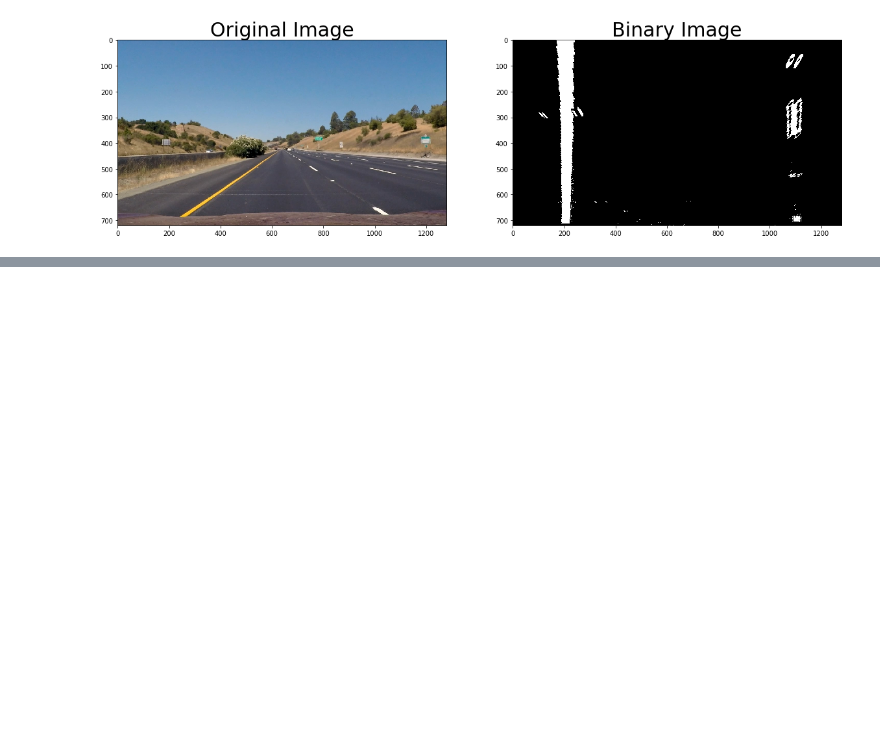
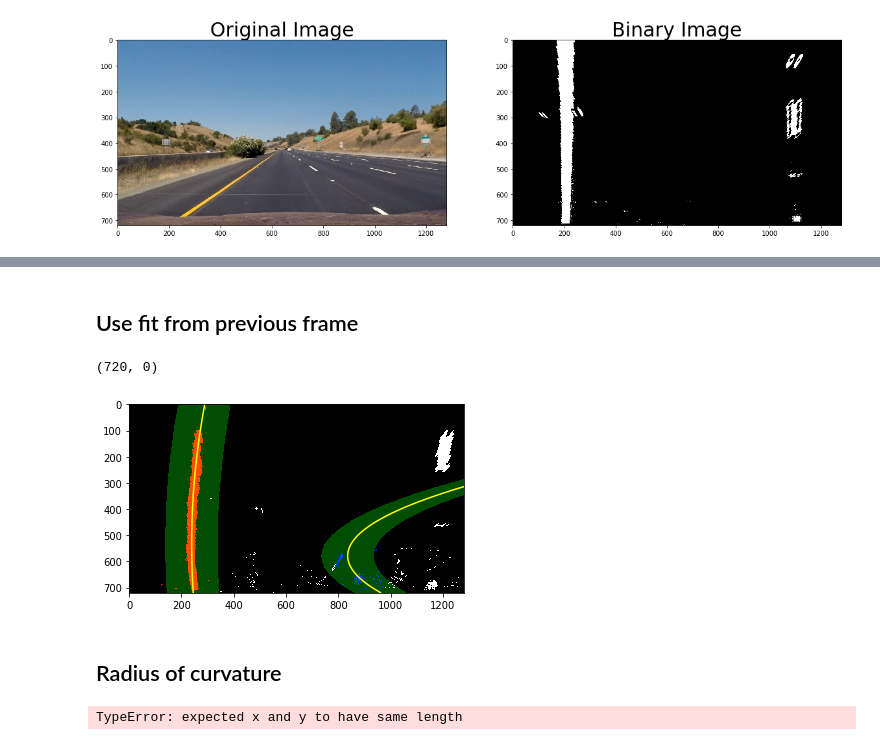
Before and after one commit to pgrv/CarND-Advanced-Lane-Lines, a Jupyter notebook: advenced-lane-lines.ipynb, the cells around one changed output, grey strips where cells are left out. Cells and saved outputs as stored; diff of their text form; code cells hidden in the pictures; blank space fills up the shorter version.

Commit message:
polyfit. fit from previous frame. calc curvature.

```diff
--- a/advenced-lane-lines.ipynb
+++ b/advenced-lane-lines.ipynb
@@ -159,0 +264,80 @@ ax2.set_title('Binary Image', fontsize=30)
+# %% [markdown]
+## Use fit from previous frame
+# %%
+binary_warped = warped_images[1]
+
+
+nonzero = binary_warped.nonzero()
+nonzeroy = np.array(nonzero[0])
+nonzerox = np.array(nonzero[1])
+margin = 100
+left_lane_inds = ((nonzerox > (left_fit[0]*(nonzeroy**2) + left_fit[1]*nonzeroy +
+left_fit[2] - margin)) & (nonzerox < (left_fit[0]*(nonzeroy**2) +
+left_fit[1]*nonzeroy + left_fit[2] + margin)))
+
+right_lane_inds = ((nonzerox > (right_fit[0]*(nonzeroy**2) + right_fit[1]*nonzeroy +
+right_fit[2] - margin)) & (nonzerox < (right_fit[0]*(nonzeroy**2) +
+right_fit[1]*nonzeroy + right_fit[2] + margin)))
+
+# Again, extract left and right line pixel positions
+leftx = nonzerox[left_lane_inds]
+lefty = nonzeroy[left_lane_inds]
+rightx = nonzerox[right_lane_inds]
+righty = nonzeroy[right_lane_inds]
+# Fit a second order polynomial to each
+left_fit = np.polyfit(lefty, leftx, 2)
+right_fit = np.polyfit(righty, rightx, 2)
+# Generate x and y values for plotting
+ploty = np.linspace(0, binary_warped.shape[0]-1, binary_warped.shape[0] )
+left_fitx = left_fit[0]*ploty**2 + left_fit[1]*ploty + left_fit[2]
+right_fitx = right_fit[0]*ploty**2 + right_fit[1]*ploty + right_fit[2]
+
+
+
+# Create an image to draw on and an image to show the selection window
+out_img = np.dstack((binary_warped, binary_warped, binary_warped))*255
+window_img = np.zeros_like(out_img)
+# Color in left and right line pixels
+out_img[nonzeroy[left_lane_inds], nonzerox[left_lane_inds]] = [255, 0, 0]
+out_img[nonzeroy[right_lane_inds], nonzerox[right_lane_inds]] = [0, 0, 255]
+
+# Generate a polygon to illustrate the search window area
+# And recast the x and y points into usable format for cv2.fillPoly()
+left_line_window1 = np.array([np.transpose(np.vstack([left_fitx-margin, ploty]))])
+left_line_window2 = np.array([np.flipud(np.transpose(np.vstack([left_fitx+margin,
+                              ploty])))])
+left_line_pts = np.hstack((left_line_window1, left_line_window2))
+right_line_window1 = np.array([np.transpose(np.vstack([right_fitx-margin, ploty]))])
+right_line_window2 = np.array([np.flipud(np.transpose(np.vstack([right_fitx+margin,
+                              ploty])))])
+right_line_pts = np.hstack((right_line_window1, right_line_window2))
+
+# Draw the lane onto the warped blank image
+cv2.fillPoly(window_img, np.int_([left_line_pts]), (0,255, 0))
+cv2.fillPoly(window_img, np.int_([right_line_pts]), (0,255, 0))
+result = cv2.addWeighted(out_img, 1, window_img, 0.3, 0)
+plt.imshow(result)
+plt.plot(left_fitx, ploty, color='yellow')
+plt.plot(right_fitx, ploty, color='yellow')
+plt.xlim(0, 1280)
+plt.ylim(720, 0)
+# %% [output]
+(720, 0)
+[figure, added]
+# %% [markdown]
+## Radius of curvature
+# %%
+# Define conversions in x and y from pixels space to meters
+ym_per_pix = 30/720 # meters per pixel in y dimension
+xm_per_pix = 3.7/900 # meters per pixel in x dimension
+
+# Fit new polynomials to x,y in world space
+left_fit_cr = np.polyfit(ploty*ym_per_pix, leftx*xm_per_pix, 2)
+right_fit_cr = np.polyfit(ploty*ym_per_pix, rightx*xm_per_pix, 2)
+# Calculate the new radii of curvature
+left_curverad = ((1 + (2*left_fit_cr[0]*y_eval*ym_per_pix + left_fit_cr[1])**2)**1.5) / np.absolute(2*left_fit_cr[0])
+right_curverad = ((1 + (2*right_fit_cr[0]*y_eval*ym_per_pix + right_fit_cr[1])**2)**1.5) / np.absolute(2*right_fit_cr[0])
+# Now our radius of curvature is in meters
+print(left_curverad, 'm', right_curverad, 'm')
+# %% [output]
+TypeError: expected x and y to have same length
```
Also changed, not shown: parts of 3 cells of this notebook, 1 other file.
